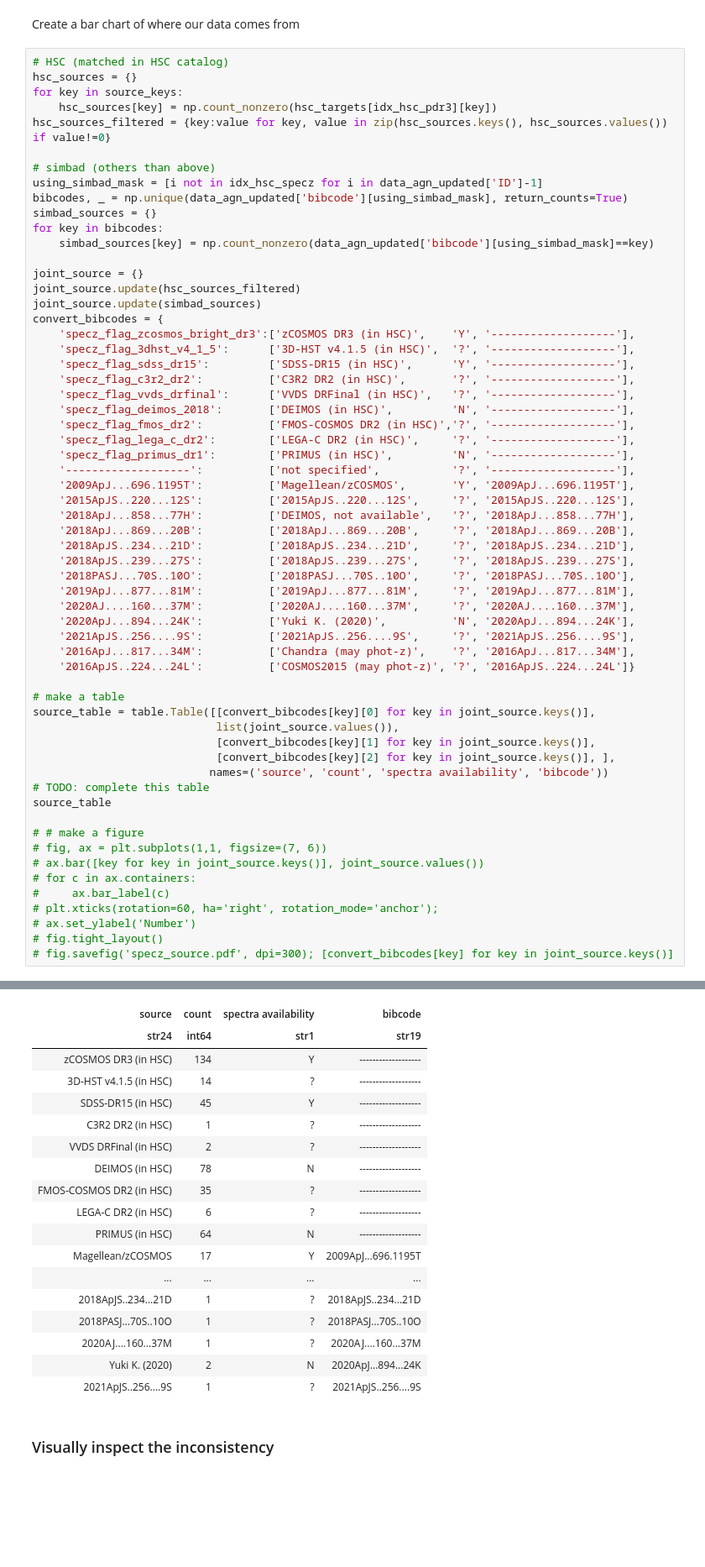
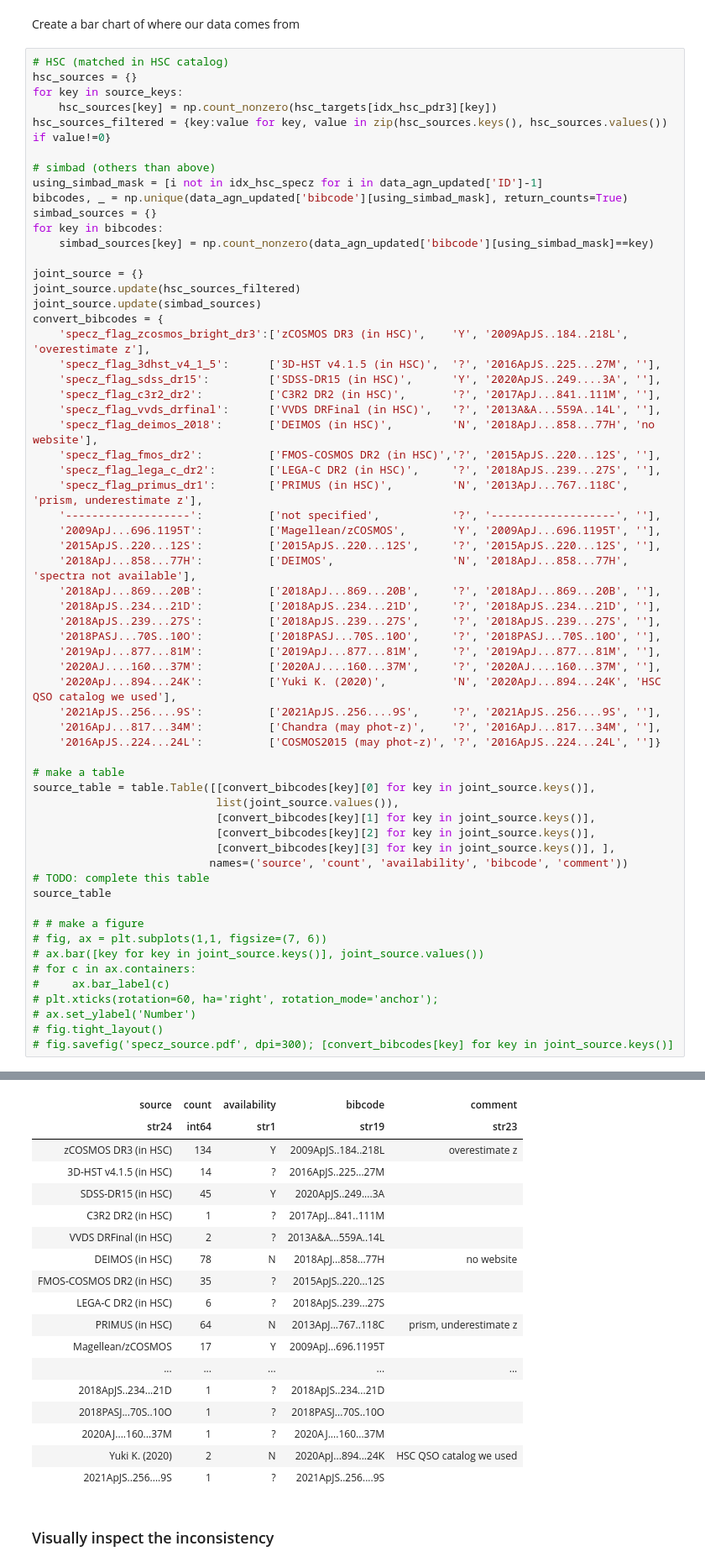
Before and after one commit to Chisen-Lupus/dwarf_agn_cosmos, a Jupyter notebook: hsc-ssp_specz.ipynb, the cells around one changed output, grey strips where cells are left out. Shown at 84% size. Saved outputs shown, nothing was run; the diff lists cells and outputs as text; blank space fills up the shorter version.

Commit message:
updated table

```diff
--- a/hsc-ssp_specz.ipynb
+++ b/hsc-ssp_specz.ipynb
@@ -279,76 +279,77 @@ hsc_sources_filtered = {key:value for key, value in zip(hsc_sources.keys(), hsc_
 # simbad (others than above)
 using_simbad_mask = [i not in idx_hsc_specz for i in data_agn_updated['ID']-1]
 bibcodes, _ = np.unique(data_agn_updated['bibcode'][using_simbad_mask], return_counts=True)
 simbad_sources = {}
 for key in bibcodes:
     simbad_sources[key] = np.count_nonzero(data_agn_updated['bibcode'][using_simbad_mask]==key)
 
 joint_source = {}
 joint_source.update(hsc_sources_filtered)
 joint_source.update(simbad_sources)
 convert_bibcodes = {
-    'specz_flag_zcosmos_bright_dr3':['zCOSMOS DR3 (in HSC)',    'Y', '-------------------'],
-    'specz_flag_3dhst_v4_1_5':      ['3D-HST v4.1.5 (in HSC)',  '?', '-------------------'],
-    'specz_flag_sdss_dr15':         ['SDSS-DR15 (in HSC)',      'Y', '-------------------'],
-    'specz_flag_c3r2_dr2':          ['C3R2 DR2 (in HSC)',       '?', '-------------------'],
-    'specz_flag_vvds_drfinal':      ['VVDS DRFinal (in HSC)',   '?', '-------------------'],
-    'specz_flag_deimos_2018':       ['DEIMOS (in HSC)',         'N', '-------------------'],
-    'specz_flag_fmos_dr2':          ['FMOS-COSMOS DR2 (in HSC)','?', '-------------------'],
-    'specz_flag_lega_c_dr2':        ['LEGA-C DR2 (in HSC)',     '?', '-------------------'],
-    'specz_flag_primus_dr1':        ['PRIMUS (in HSC)',         'N', '-------------------'],
-    '-------------------':          ['not specified',           '?', '-------------------'],
-    '2009ApJ...696.1195T':          ['Magellean/zCOSMOS',       'Y', '2009ApJ...696.1195T'],
-    '2015ApJS..220...12S':          ['2015ApJS..220...12S',     '?', '2015ApJS..220...12S'],
-    '2018ApJ...858...77H':          ['DEIMOS, not available',   '?', '2018ApJ...858...77H'],
-    '2018ApJ...869...20B':          ['2018ApJ...869...20B',     '?', '2018ApJ...869...20B'],
-    '2018ApJS..234...21D':          ['2018ApJS..234...21D',     '?', '2018ApJS..234...21D'],
-    '2018ApJS..239...27S':          ['2018ApJS..239...27S',     '?', '2018ApJS..239...27S'],
-    '2018PASJ...70S..10O':          ['2018PASJ...70S..10O',     '?', '2018PASJ...70S..10O'],
-    '2019ApJ...877...81M':          ['2019ApJ...877...81M',     '?', '2019ApJ...877...81M'],
-    '2020AJ....160...37M':          ['2020AJ....160...37M',     '?', '2020AJ....160...37M'],
-    '2020ApJ...894...24K':          ['Yuki K. (2020)',          'N', '2020ApJ...894...24K'],
-    '2021ApJS..256....9S':          ['2021ApJS..256....9S',     '?', '2021ApJS..256....9S'],
-    '2016ApJ...817...34M':          ['Chandra (may phot-z)',    '?', '2016ApJ...817...34M'],
-    '2016ApJS..224...24L':          ['COSMOS2015 (may phot-z)', '?', '2016ApJS..224...24L']}
+    'specz_flag_zcosmos_bright_dr3':['zCOSMOS DR3 (in HSC)',    'Y', '2009ApJS..184..218L', 'overestimate z'],
+    'specz_flag_3dhst_v4_1_5':      ['3D-HST v4.1.5 (in HSC)',  '?', '2016ApJS..225...27M', ''],
+    'specz_flag_sdss_dr15':         ['SDSS-DR15 (in HSC)',      'Y', '2020ApJS..249....3A', ''],
+    'specz_flag_c3r2_dr2':          ['C3R2 DR2 (in HSC)',       '?', '2017ApJ...841..111M', ''],
+    'specz_flag_vvds_drfinal':      ['VVDS DRFinal (in HSC)',   '?', '2013A&A...559A..14L', ''],
+    'specz_flag_deimos_2018':       ['DEIMOS (in HSC)',         'N', '2018ApJ...858...77H', 'no website'],
+    'specz_flag_fmos_dr2':          ['FMOS-COSMOS DR2 (in HSC)','?', '2015ApJS..220...12S', ''],
+    'specz_flag_lega_c_dr2':        ['LEGA-C DR2 (in HSC)',     '?', '2018ApJS..239...27S', ''],
+    'specz_flag_primus_dr1':        ['PRIMUS (in HSC)',         'N', '2013ApJ...767..118C', 'prism, underestimate z'],
+    '-------------------':          ['not specified',           '?', '-------------------', ''],
+    '2009ApJ...696.1195T':          ['Magellean/zCOSMOS',       'Y', '2009ApJ...696.1195T', ''],
+    '2015ApJS..220...12S':          ['2015ApJS..220...12S',     '?', '2015ApJS..220...12S', ''],
+    '2018ApJ...858...77H':          ['DEIMOS',                  'N', '2018ApJ...858...77H', 'spectra not available'],
+    '2018ApJ...869...20B':          ['2018ApJ...869...20B',     '?', '2018ApJ...869...20B', ''],
+    '2018ApJS..234...21D':          ['2018ApJS..234...21D',     '?', '2018ApJS..234...21D', ''],
+    '2018ApJS..239...27S':          ['2018ApJS..239...27S',     '?', '2018ApJS..239...27S', ''],
+    '2018PASJ...70S..10O':          ['2018PASJ...70S..10O',     '?', '2018PASJ...70S..10O', ''],
+    '2019ApJ...877...81M':          ['2019ApJ...877...81M',     '?', '2019ApJ...877...81M', ''],
+    '2020AJ....160...37M':          ['2020AJ....160...37M',     '?', '2020AJ....160...37M', ''],
+    '2020ApJ...894...24K':          ['Yuki K. (2020)',          'N', '2020ApJ...894...24K', 'HSC QSO catalog we used'],
+    '2021ApJS..256....9S':          ['2021ApJS..256....9S',     '?', '2021ApJS..256....9S', ''],
+    '2016ApJ...817...34M':          ['Chandra (may phot-z)',    '?', '2016ApJ...817...34M', ''],
+    '2016ApJS..224...24L':          ['COSMOS2015 (may phot-z)', '?', '2016ApJS..224...24L', '']}
 
 # make a table
 source_table = table.Table([[convert_bibcodes[key][0] for key in joint_source.keys()],
                             list(joint_source.values()),
                             [convert_bibcodes[key][1] for key in joint_source.keys()],
-                            [convert_bibcodes[key][2] for key in joint_source.keys()], ],
-                           names=('source', 'count', 'spectra availability', 'bibcode'))
+                            [convert_bibcodes[key][2] for key in joint_source.keys()],
+                            [convert_bibcodes[key][3] for key in joint_source.keys()], ],
+                           names=('source', 'count', 'availability', 'bibcode', 'comment'))
 # TODO: complete this table
 source_table
 
 # # make a figure
 # fig, ax = plt.subplots(1,1, figsize=(7, 6))
 # ax.bar([key for key in joint_source.keys()], joint_source.values())
 # for c in ax.containers:
 #     ax.bar_label(c)
 # plt.xticks(rotation=60, ha='right', rotation_mode='anchor');
 # ax.set_ylabel('Number')
 # fig.tight_layout()
 # fig.savefig('specz_source.pdf', dpi=300); [convert_bibcodes[key] for key in joint_source.keys()]
 # %% [output]
 Table length=20
-| source | count | spectra availability | bibcode |
-| str24 | int64 | str1 | str19 |
-| zCOSMOS DR3 (in HSC) | 134 | Y | ------------------- |
-| 3D-HST v4.1.5 (in HSC) | 14 | ? | ------------------- |
-| SDSS-DR15 (in HSC) | 45 | Y | ------------------- |
-| C3R2 DR2 (in HSC) | 1 | ? | ------------------- |
-| VVDS DRFinal (in HSC) | 2 | ? | ------------------- |
-| DEIMOS (in HSC) | 78 | N | ------------------- |
-| FMOS-COSMOS DR2 (in HSC) | 35 | ? | ------------------- |
-| LEGA-C DR2 (in HSC) | 6 | ? | ------------------- |
-| PRIMUS (in HSC) | 64 | N | ------------------- |
-| Magellean/zCOSMOS | 17 | Y | 2009ApJ...696.1195T |
-| ... | ... | ... | ... |
-| 2018ApJS..234...21D | 1 | ? | 2018ApJS..234...21D |
-| 2018PASJ...70S..10O | 1 | ? | 2018PASJ...70S..10O |
-| 2020AJ....160...37M | 1 | ? | 2020AJ....160...37M |
-| Yuki K. (2020) | 2 | N | 2020ApJ...894...24K |
-| 2021ApJS..256....9S | 1 | ? | 2021ApJS..256....9S |
+| source | count | availability | bibcode | comment |
+| str24 | int64 | str1 | str19 | str23 |
+| zCOSMOS DR3 (in HSC) | 134 | Y | 2009ApJS..184..218L | overestimate z |
+| 3D-HST v4.1.5 (in HSC) | 14 | ? | 2016ApJS..225...27M |  |
+| SDSS-DR15 (in HSC) | 45 | Y | 2020ApJS..249....3A |  |
+| C3R2 DR2 (in HSC) | 1 | ? | 2017ApJ...841..111M |  |
+| VVDS DRFinal (in HSC) | 2 | ? | 2013A&A...559A..14L |  |
+| DEIMOS (in HSC) | 78 | N | 2018ApJ...858...77H | no website |
+| FMOS-COSMOS DR2 (in HSC) | 35 | ? | 2015ApJS..220...12S |  |
+| LEGA-C DR2 (in HSC) | 6 | ? | 2018ApJS..239...27S |  |
+| PRIMUS (in HSC) | 64 | N | 2013ApJ...767..118C | prism, underestimate z |
+| Magellean/zCOSMOS | 17 | Y | 2009ApJ...696.1195T |  |
+| ... | ... | ... | ... | ... |
+| 2018ApJS..234...21D | 1 | ? | 2018ApJS..234...21D |  |
+| 2018PASJ...70S..10O | 1 | ? | 2018PASJ...70S..10O |  |
+| 2020AJ....160...37M | 1 | ? | 2020AJ....160...37M |  |
+| Yuki K. (2020) | 2 | N | 2020ApJ...894...24K | HSC QSO catalog we used |
+| 2021ApJS..256....9S | 1 | ? | 2021ApJS..256....9S |  |
 # %% [markdown]
 ### Visually inspect the inconsistency
 # %% [markdown]
```
Also changed, not shown: 1 other file.
